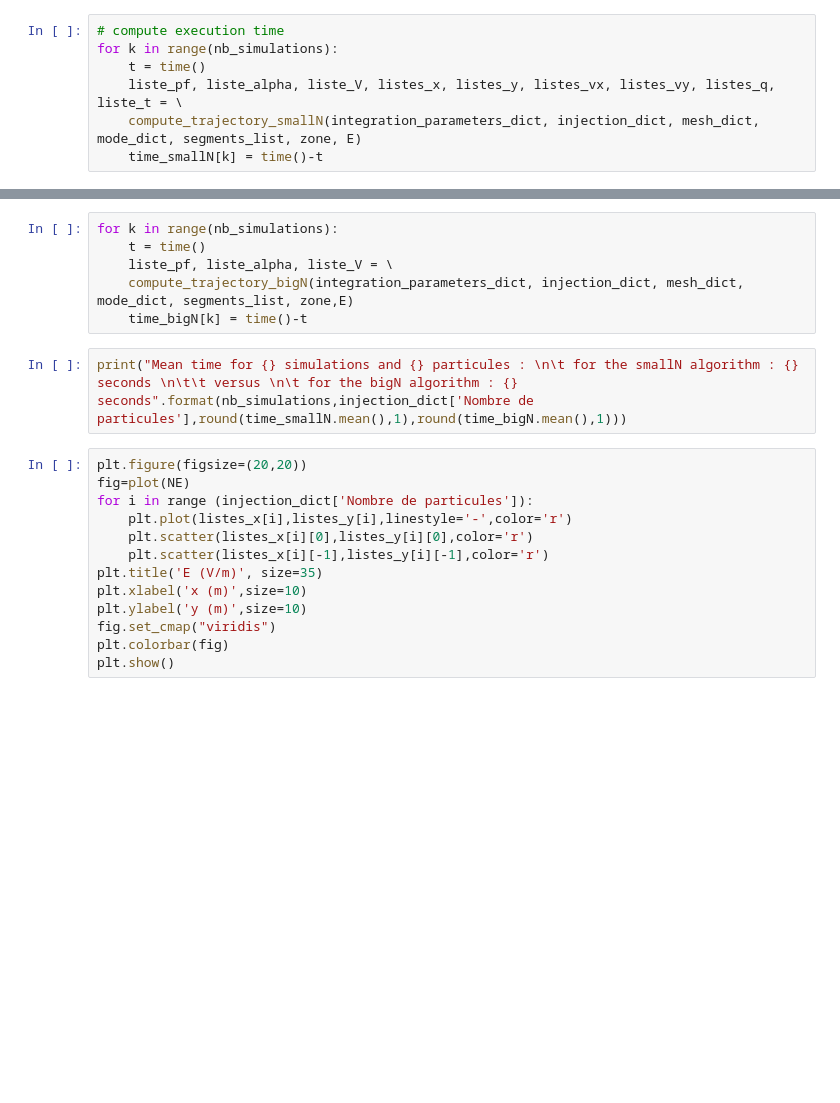
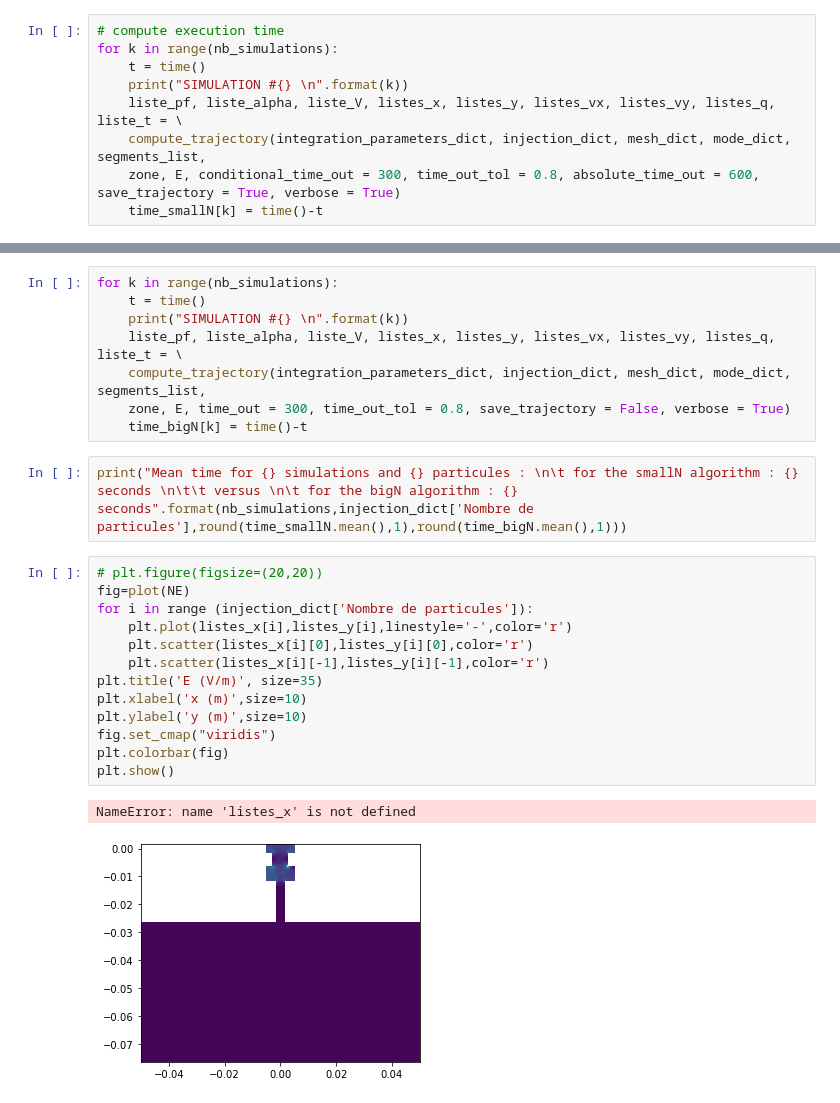
Before and after one commit to PaulCalot/neutralisation-faisceau-ions-negatifs-propulsion-satellite, a Jupyter notebook: V0.ipynb, the cells around one changed output, grey strips where cells are left out. Cells and saved outputs as stored; diff of their text form; blank space fills up the shorter version.

Commit message:
Added 2 new temp terminaison conditions

```diff
--- a/V0.ipynb
+++ b/V0.ipynb
@@ -103,7 +103,9 @@ time_bigN = np.zeros(nb_simulations)
 # compute execution time
 for k in range(nb_simulations):
     t = time()
+    print("SIMULATION #{} \n".format(k))
     liste_pf, liste_alpha, liste_V, listes_x, listes_y, listes_vx, listes_vy, listes_q, liste_t = \
-    compute_trajectory_smallN(integration_parameters_dict, injection_dict, mesh_dict, mode_dict, segments_list, zone, E)
+    compute_trajectory(integration_parameters_dict, injection_dict, mesh_dict, mode_dict, segments_list,
+    zone, E, conditional_time_out = 300, time_out_tol = 0.8, absolute_time_out = 600, save_trajectory = True, verbose = True)
     time_smallN[k] = time()-t
 # %% [output]
@@ -121,21 +114,26 @@ Avancement de 0.0%, 0 particules sorties
 # %%
 for k in range(nb_simulations):
     t = time()
-    liste_pf, liste_alpha, liste_V = \
-    compute_trajectory_bigN(integration_parameters_dict, injection_dict, mesh_dict, mode_dict, segments_list, zone,E)
+    print("SIMULATION #{} \n".format(k))
+    liste_pf, liste_alpha, liste_V, listes_x, listes_y, listes_vx, listes_vy, listes_q, liste_t = \
+    compute_trajectory(integration_parameters_dict, injection_dict, mesh_dict, mode_dict, segments_list,
+    zone, E, time_out = 300, time_out_tol = 0.8, save_trajectory = False, verbose = True)
     time_bigN[k] = time()-t
 # %%
 print("Mean time for {} simulations and {} particules : \n\t for the smallN algorithm : {} seconds \n\t\t versus \n\t for the bigN algorithm : {} seconds".format(nb_simulations,injection_dict['Nombre de particules'],round(time_smallN.mean(),1),round(time_bigN.mean(),1)))
 # %%
-plt.figure(figsize=(20,20))
+# plt.figure(figsize=(20,20))
 fig=plot(NE)
 for i in range (injection_dict['Nombre de particules']):
     plt.plot(listes_x[i],listes_y[i],linestyle='-',color='r')
     plt.scatter(listes_x[i][0],listes_y[i][0],color='r')
     plt.scatter(listes_x[i][-1],listes_y[i][-1],color='r')
 plt.title('E (V/m)', size=35)
 plt.xlabel('x (m)',size=10)
 plt.ylabel('y (m)',size=10)
 fig.set_cmap("viridis")
 plt.colorbar(fig)
 plt.show()
+# %% [output]
+NameError: name 'listes_x' is not defined
+[figure, added]
```
Also changed, not shown: parts of 2 cells of this notebook, 1 other file.
